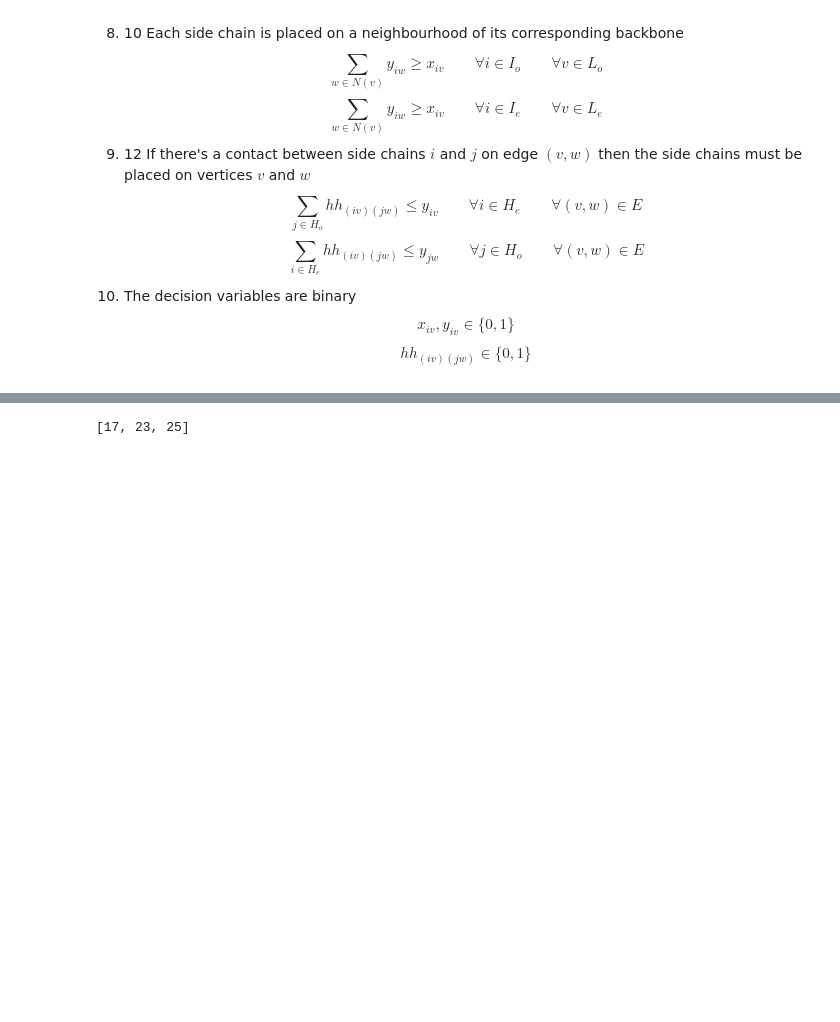
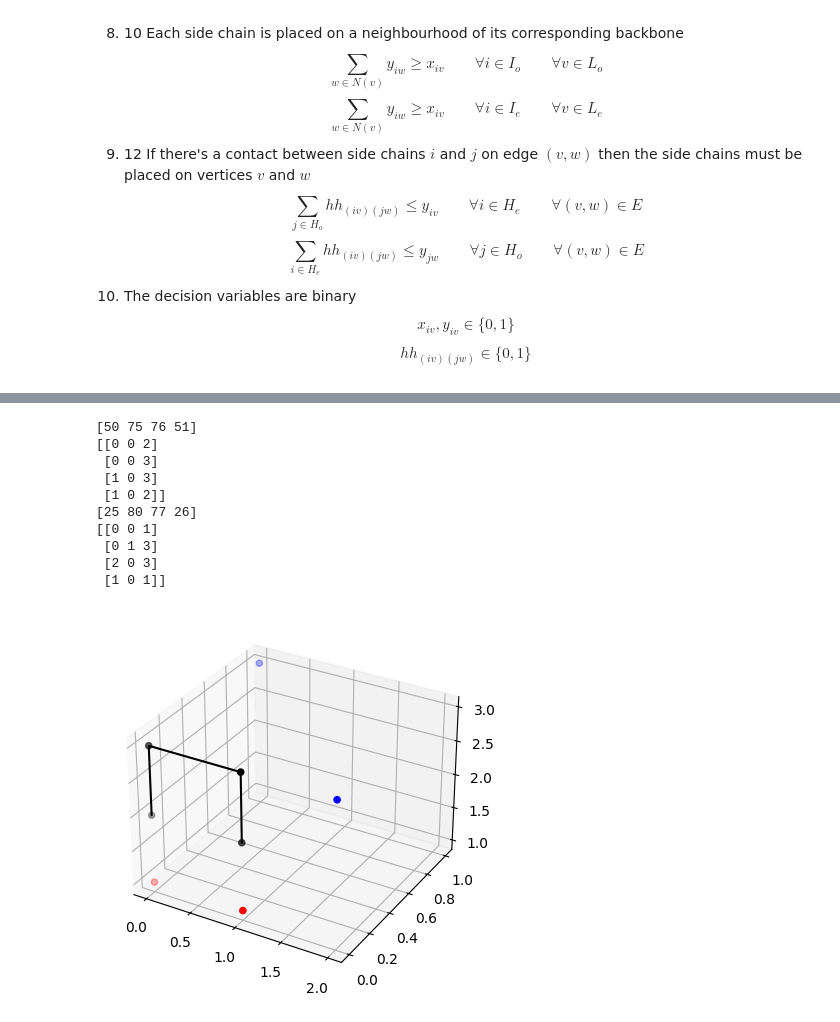
Before and after one commit to AndreiBlindu/ILP_protein_folding, a Jupyter notebook: ilp_protein_folding.ipynb, the cells around one changed output, grey strips where cells are left out. Cells and saved outputs as stored; diff of their text form; code cells hidden in the pictures; blank space fills up the shorter version.

```diff
--- a/ilp_protein_folding.ipynb
+++ b/ilp_protein_folding.ipynb
@@ -685,6 +519,16 @@ def ILP_3D(binary_seq, l_size):
     ###################
 
     model.constraints = ConstraintList()
+
+    # ADDED CONSTRAINTS (not in the paper for some reason)
+    # Each backbone must be placed on a vertex with the same parity, if the parity is not the same then x[i,v] must be 0
+    for i in model.I:
+        for v in model.L:
+            model.constraints.add(expr = ( model.x[i,v] <= 1 - abs(i-v)%2 ))
+    # Each side chain must be placed on a vertex with opposite parity, if the parity is the same then y[i,v] must be 0
+    for i in model.I:
+        for v in model.L:
+            model.constraints.add(expr = ( model.y[i,v] <= abs(i-v)%2 ))
 
     # Each backbone is assigned to exactly one vertex v in the lattice with the same parity
     for i in model.Io:
@@ -756,7 +600,12 @@ def ILP_3D(binary_seq, l_size):
     return ([[model.x[i,v]() for v in model.L] for i in model.I], [[model.y[i,v]() for v in model.L] for i in model.I])
 
 
-X, Y = ILP_3D("1001", 4)
+protein_sequence = "HPPH"
+protein_binary_sequence = get_binary_string(protein_sequence)
+n = len(protein_sequence)
+l_size = 5
+
+X, Y = ILP_3D(protein_binary_sequence, l_size)
 # %% [output]
 He: [0]
 Ho: [3]
@@ -834,5 +627,33 @@ print(pos)
-# %%
-from utils_3d import *
-neighboring_set_3d(26, 3)
-# %% [output]
-[17, 23, 25]
+# %%
+bb_x, bb_y, bb_z, bb_positions, bb_pos = lattice_positions_from_optimal(X, l_size=l_size)
+print(bb_pos)
+print(bb_positions)
+
+sc_x, sc_y, sc_z, sc_positions, sc_pos = lattice_positions_from_optimal(Y, l_size=l_size)
+print(sc_pos)
+print(sc_positions)
+
+H_set = get_hydrophobic_set(protein_binary_sequence)
+P_set = list(set(np.arange(0,n)) - set(H_set))
+
+fig = plt.figure()
+ax = fig.add_subplot(111, projection='3d')
+
+ax.plot(bb_x, bb_y, bb_z, 'black') # line segments
+ax.scatter(bb_x, bb_y, bb_z, c='black', marker='o')
+ax.scatter(sc_x[H_set], sc_y[H_set], sc_z[H_set], c='red', marker='o')
+ax.scatter(sc_x[P_set], sc_y[P_set], sc_z[P_set], c='blue', marker='o')
+
+plt.show()
+# %% [output]
+[50 75 76 51]
+[[0 0 2]
+ [0 0 3]
+ [1 0 3]
+ [1 0 2]]
+[25 80 77 26]
+[[0 0 1]
+ [0 1 3]
+ [2 0 3]
+ [1 0 1]]
+[figure, added]
```
Also changed, not shown: parts of 15 cells of this notebook, 3 other files.
